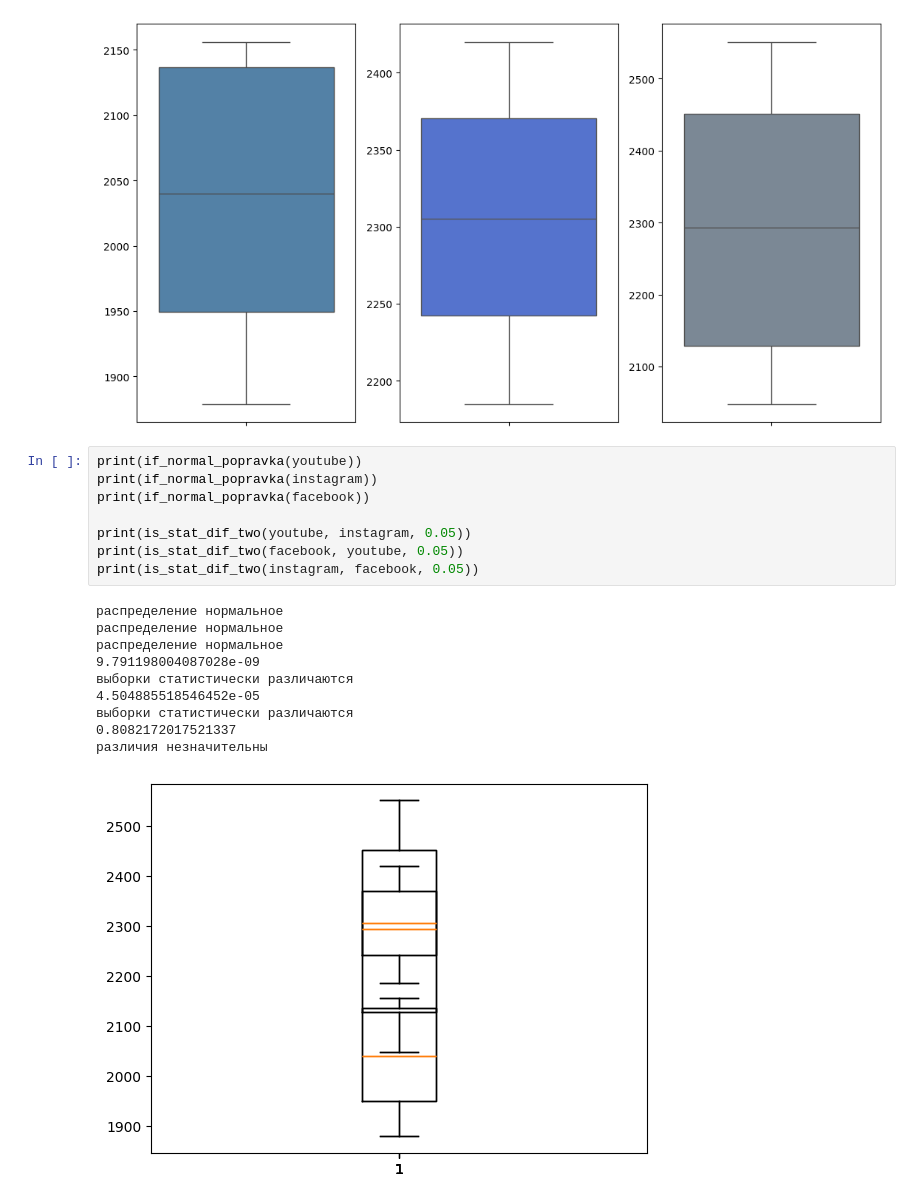
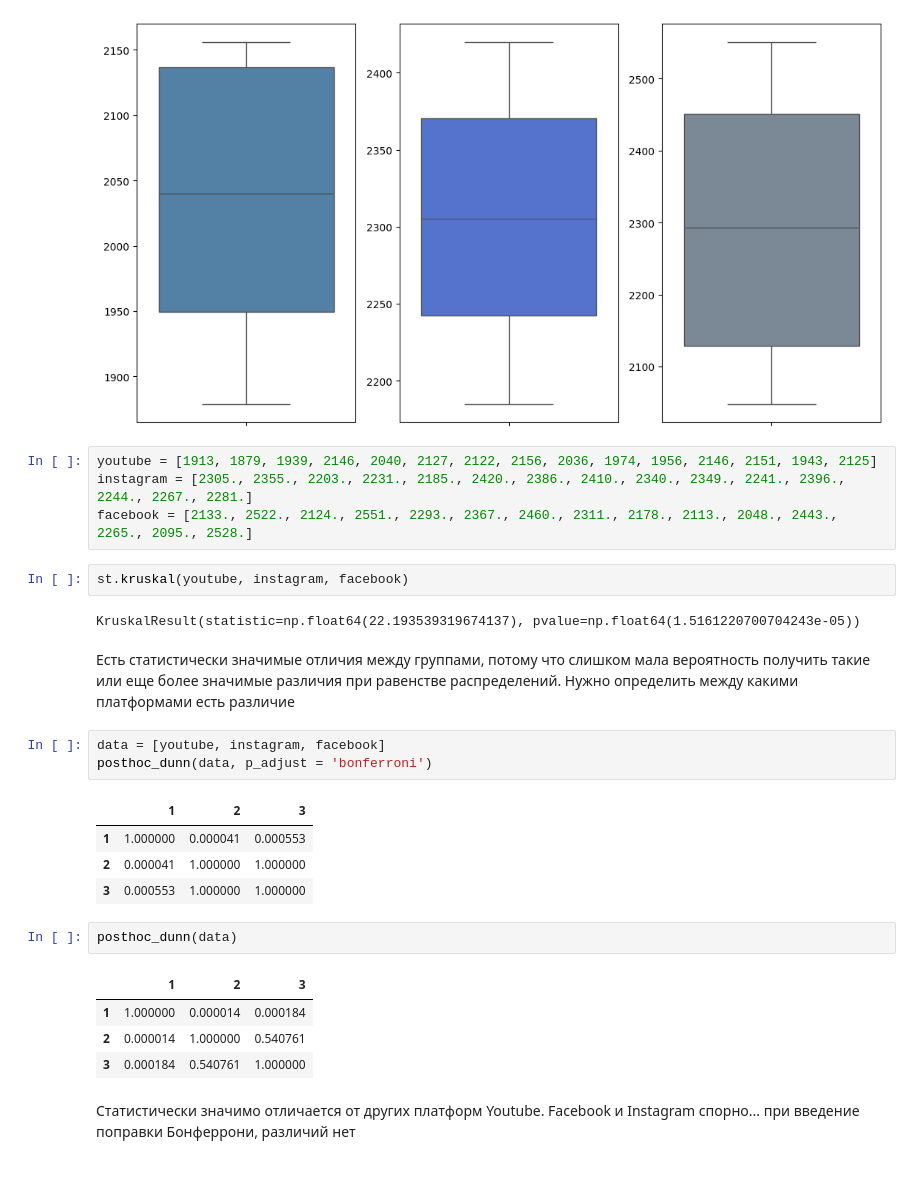
Before and after one commit to MashaCh13/ds_public, a Jupyter notebook: dz_proverka_gipotez.ipynb, the cells around one changed output. Saved outputs shown, nothing was run; the diff lists cells and outputs as text; blank space fills up the shorter version.

```diff
--- a/dz_proverka_gipotez.ipynb
+++ b/dz_proverka_gipotez.ipynb
@@ -264,22 +296,30 @@ sns.boxplot(data=facebook, ax=axs[2], color='#778899')
 # %% [output]
 <Axes: >
 [figure]
-# %%
-print(if_normal_popravka(youtube))
-print(if_normal_popravka(instagram))
-print(if_normal_popravka(facebook))
-
-print(is_stat_dif_two(youtube, instagram, 0.05))
-print(is_stat_dif_two(facebook, youtube, 0.05))
-print(is_stat_dif_two(instagram, facebook, 0.05))
-# %% [output]
-распределение нормальное
-распределение нормальное
-распределение нормальное
-9.791198004087028e-09
-выборки статистически различаются
-4.504885518546452e-05
-выборки статистически различаются
-0.8082172017521337
-различия незначительны
-[figure, removed]
+# %%
+youtube = [1913, 1879, 1939, 2146, 2040, 2127, 2122, 2156, 2036, 1974, 1956, 2146, 2151, 1943, 2125]
+instagram = [2305., 2355., 2203., 2231., 2185., 2420., 2386., 2410., 2340., 2349., 2241., 2396., 2244., 2267., 2281.]
+facebook = [2133., 2522., 2124., 2551., 2293., 2367., 2460., 2311., 2178., 2113., 2048., 2443., 2265., 2095., 2528.]
+# %%
+st.kruskal(youtube, instagram, facebook)
+# %% [output]
+KruskalResult(statistic=np.float64(22.193539319674137), pvalue=np.float64(1.5161220700704243e-05))
+# %% [markdown]
+Есть статистически значимые отличия между группами, потому что слишком мала вероятность получить такие или еще более значимые различия при равенстве распределений. Нужно определить между какими платформами есть различие
+# %%
+data = [youtube, instagram, facebook]
+posthoc_dunn(data, p_adjust = 'bonferroni')
+# %% [output]
+|  | 1 | 2 | 3 |
+| 1 | 1.000000 | 0.000041 | 0.000553 |
+| 2 | 0.000041 | 1.000000 | 1.000000 |
+| 3 | 0.000553 | 1.000000 | 1.000000 |
+# %%
+posthoc_dunn(data)
+# %% [output]
+|  | 1 | 2 | 3 |
+| 1 | 1.000000 | 0.000014 | 0.000184 |
+| 2 | 0.000014 | 1.000000 | 0.540761 |
+| 3 | 0.000184 | 0.540761 | 1.000000 |
+# %% [markdown]
+Статистически значимо отличается от других платформ Youtube. Facebook и Instagram спорно... при введение поправки Бонферрони, различий нет
```
Also changed, not shown: parts of 11 cells of this notebook.
